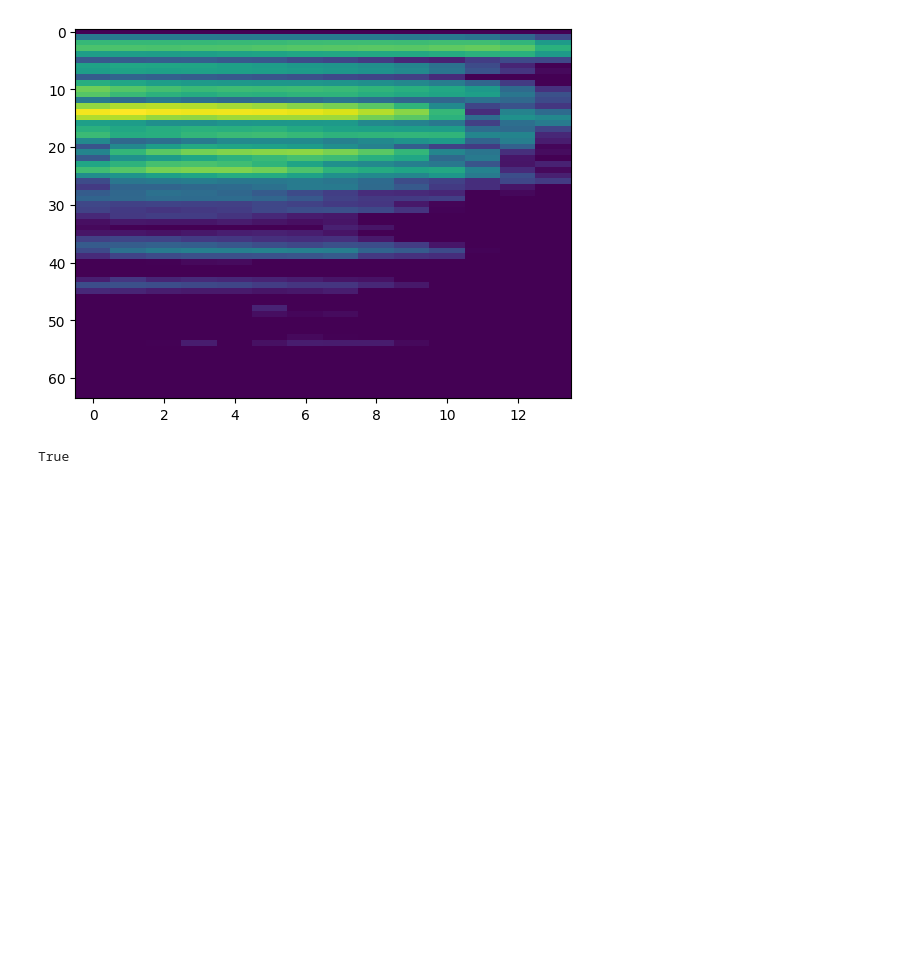
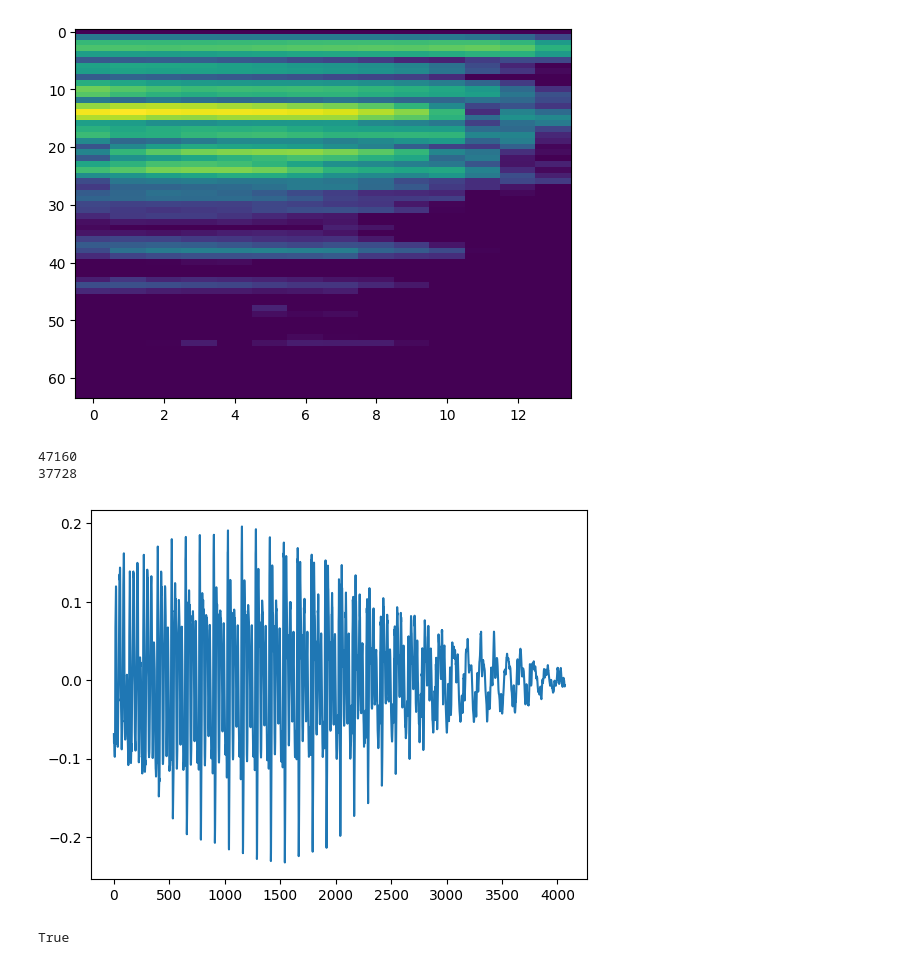
Before and after one commit to u590092d/shigakubu, a Jupyter notebook: VAE_exp.ipynb, the cells around one changed output. Drawn from its saved outputs; the diff is of its cells as text; code cells hidden in the pictures; blank space fills up the shorter version.

```diff
--- a/VAE_exp.ipynb
+++ b/VAE_exp.ipynb
@@ -136,7 +136,7 @@ balanced_label.shape
 # %%
 pitch_shifted_label = []
 pitch_shifted_data = []
-pitch_ran = np.arange(-3,3,0.2)
+pitch_ran = np.arange(-3,3,0.5)
 
 for n,audio in enumerate(balanced_data):
   for i in pitch_ran:
@@ -312,6 +312,56 @@ dataloader_valid =  torch.utils.data.DataLoader(
 23580
 18864
 [figure]
+# %%
+def normal(x):
+
+  x_scaled = (x-x.min())/(x.max()-x.min())
+
+  return x_scaled
+# 特徴量:rawデータ
+augmented_data = np.array(augmented_data)
+
+x_size = augmented_data.shape[1]
+y_size = 1
+fig, axs = plt.subplots(1,1)
+axs.plot(augmented_data[1])
+#標準化
+dataset_mean=0
+dataset_std=0
+
+normaled_np_data = normal(augmented_data)
+batch_size = 20
+
+
+# データセット作成
+normaled_np_data = normaled_np_data[:,np.newaxis,:]
+
+X = torch.tensor(normaled_np_data,dtype=torch.float32)
+Y = torch.tensor(augmented_label,dtype=torch.int64)
+dataset = torch.utils.data.TensorDataset(X,Y)
+
+train_size = int(0.8*len(dataset))
+eval_size = len(dataset)-train_size
+print(train_size+eval_size)
+train_dataset,eval_dataset = torch.utils.data.random_split(dataset,[train_size,eval_size])
+print(len(train_dataset))
+
+dataloader_train =  torch.utils.data.DataLoader(
+    dataset=train_dataset,
+    batch_size=100,
+    shuffle=True,
+    num_workers=0
+)
+dataloader_valid =  torch.utils.data.DataLoader(
+    dataset=eval_dataset,
+    batch_size=300,
+    shuffle=True,
+    num_workers=0
+)
+# %% [output]
+47160
+37728
+[figure, added]
 # %%
 #num_epochs = 50
 num_epochs = 20
```
Also changed, not shown: parts of 4 cells of this notebook, 38 other files.
